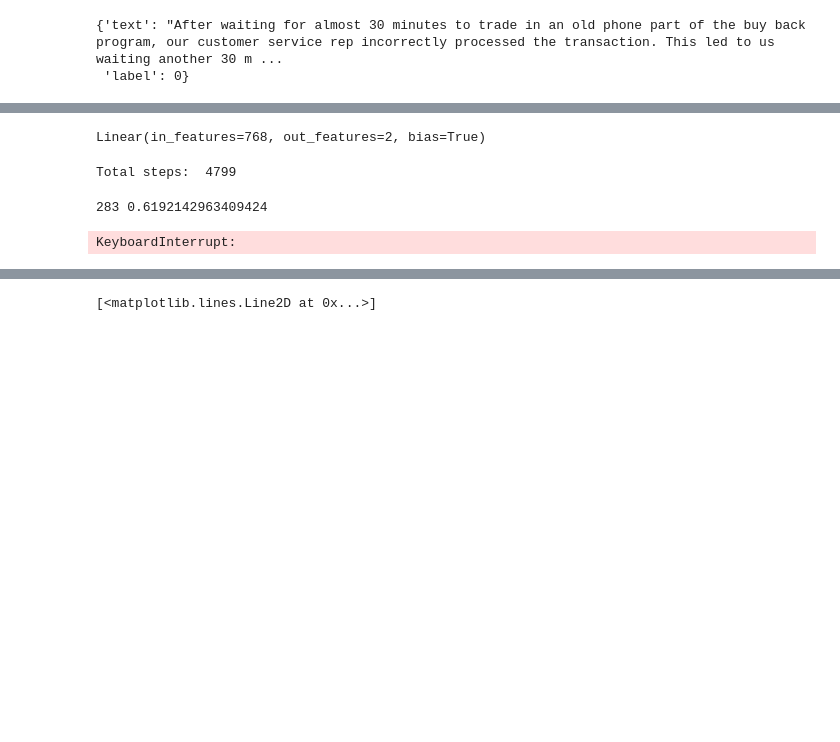
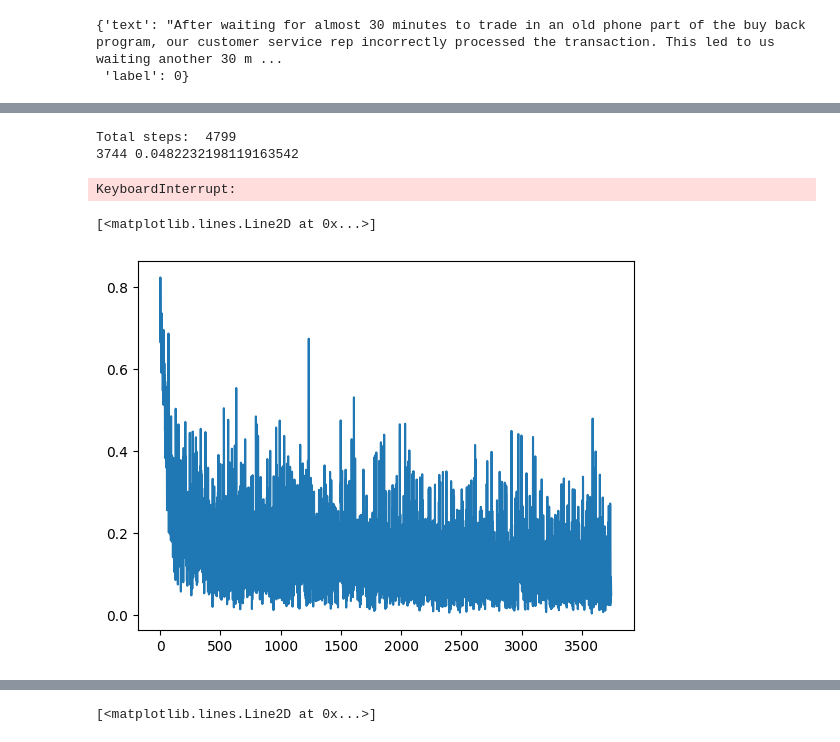
Before and after one commit to Cari1111/NLP_project, a Jupyter notebook: project.ipynb, the cells around one changed output, grey strips where cells are left out. Saved outputs shown, nothing was run; the diff lists cells and outputs as text; code cells hidden in the pictures; blank space fills up the shorter version.

```diff
--- a/project.ipynb
+++ b/project.ipynb
@@ -17,6 +17,7 @@
 import os, math, random, torch
 import numpy as np
 import matplotlib.pyplot as plt
+import pickle
 from dataclasses import dataclass
 from typing import Dict, List, Optional
 from datasets import load_dataset, Dataset
@@ -24,7 +25,7 @@ from transformers import BertTokenizer, BertForMaskedLM, BertForSequenceClassifi
 from torch.utils.data import default_collate
 
 device = torch.device("cuda" if torch.cuda.is_available() else "cpu")
-device = 'cpu'
+#device = 'cpu'
 torch.set_default_device(device)
 print('Device:', device)
 # %% [output]
@@ -191,7 +251,9 @@ You should probably TRAIN this model on a down-stream task to be able to use it
 # %%
-classification_model.classifier
+classification_model.classifier = torch.nn.Sequential(
+    torch.nn.Linear(in_features=768, out_features=768, bias=True),
+    torch.nn.Linear(in_features=768, out_features=768, bias=True),
+    torch.nn.Linear(in_features=768, out_features=2, bias=True)
+)
-# %% [output]
-Linear(in_features=768, out_features=2, bias=True)
 # %%
 @dataclass
 class ClassificationTrainer:
@@ -204,8 +266,8 @@ class ClassificationTrainer:
     def __post_init__(self):
         self.model.to(device)
         self.loss_func = torch.nn.CrossEntropyLoss()
-        self.optimizer = torch.optim.Adam(self.model.classifier.parameters(), lr=1e-5)
-        self.cls_token_tensor = torch.tensor([[self.tokenizer.cls_token_id]])
+        self.optimizer_network = torch.optim.Adam(self.model.bert.parameters(), lr=1e-6)
+        self.optimizer_head = torch.optim.Adam(self.model.classifier.parameters(), lr=1e-4)
         self.losses = []
 
 
@@ -217,13 +279,18 @@ class ClassificationTrainer:
                 i_samples = np.random.randint(0, len(self.ds), batch_size)
                 samples = self.ds.select(i_samples)
 
-                tokenized_text = self.tokenizer(samples[self.text_field], add_special_tokens=False, return_tensors='pt', padding=True).to(device)
-                logits = self.model.forward(**tokenized_text).logits
+                tokenized_text = self.tokenizer(list(samples[self.text_field]), truncation=True, return_tensors='pt', padding=True).to(device)
+                labels = torch.tensor(samples[self.label_field]).to(device)
 
-                labels = torch.tensor(samples[self.label_field])
-                loss = self.loss_func(logits, labels)
-                loss.backward()
-                self.optimizer.step()
+                self.optimizer_network.zero_grad()
+                self.optimizer_head.zero_grad()
+
+                outputs = self.model(**tokenized_text, labels=labels)
+                loss = outputs.loss
+
+                outputs.loss.backward()
+                self.optimizer_network.step()
+                self.optimizer_head.step()
 
                 print(step, loss.item(), end='\r')
                 self.losses.append(loss.item())
@@ -237,5 +304,10 @@ classification_trainer = ClassificationTrainer(
 classification_trainer.train(episodes=1, batch_size=32)
 # %% [output]
 Total steps:  4799
+3744 0.0482232198119163542
-283 0.6192142963409424
+KeyboardInterrupt:
-KeyboardInterrupt:
+# %%
+plt.plot(classification_trainer.losses) # lr=1e-6, lr=1e-4
+# %% [output]
+[<matplotlib.lines.Line2D at 0x...>]
+[figure, added]
```
Also changed, not shown: parts of 20 cells of this notebook.
